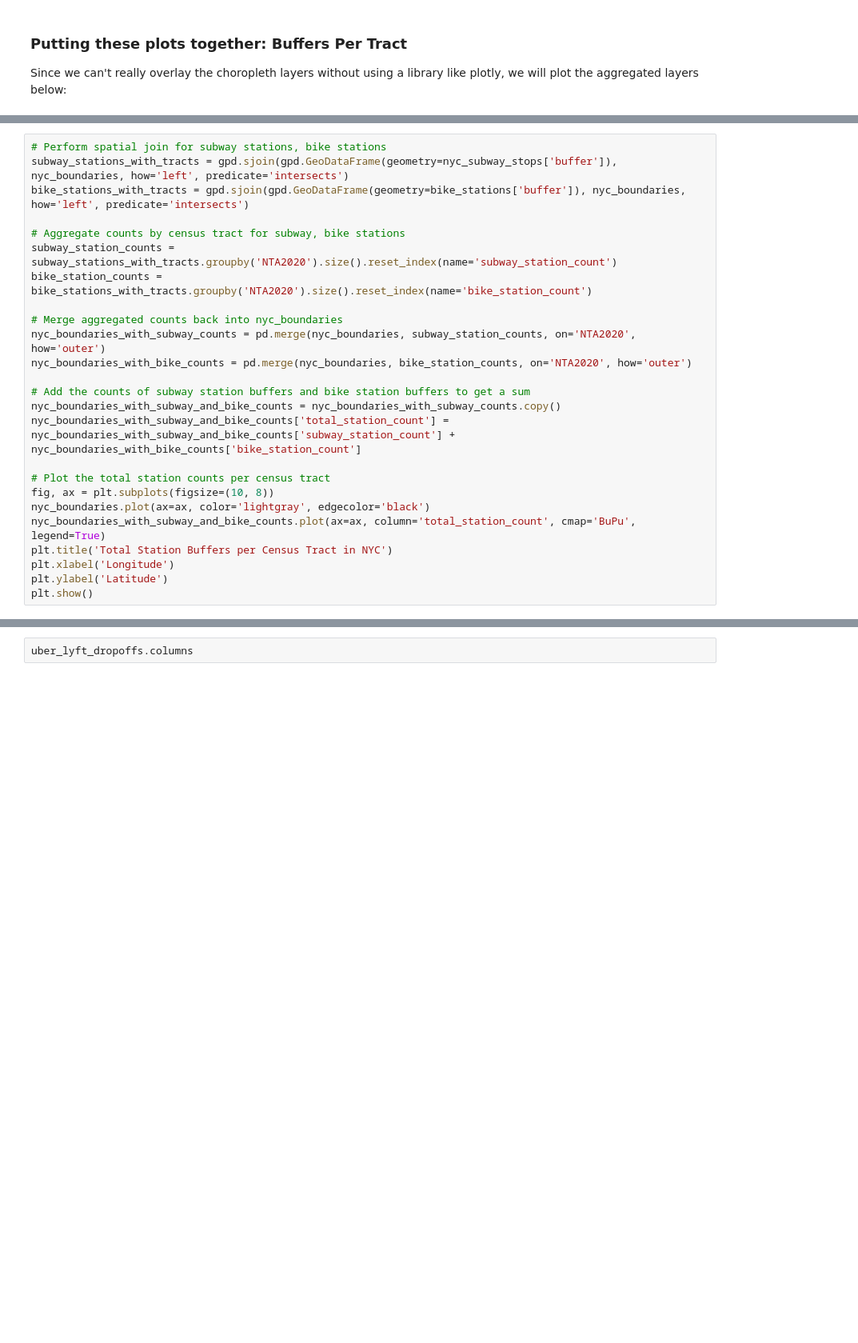
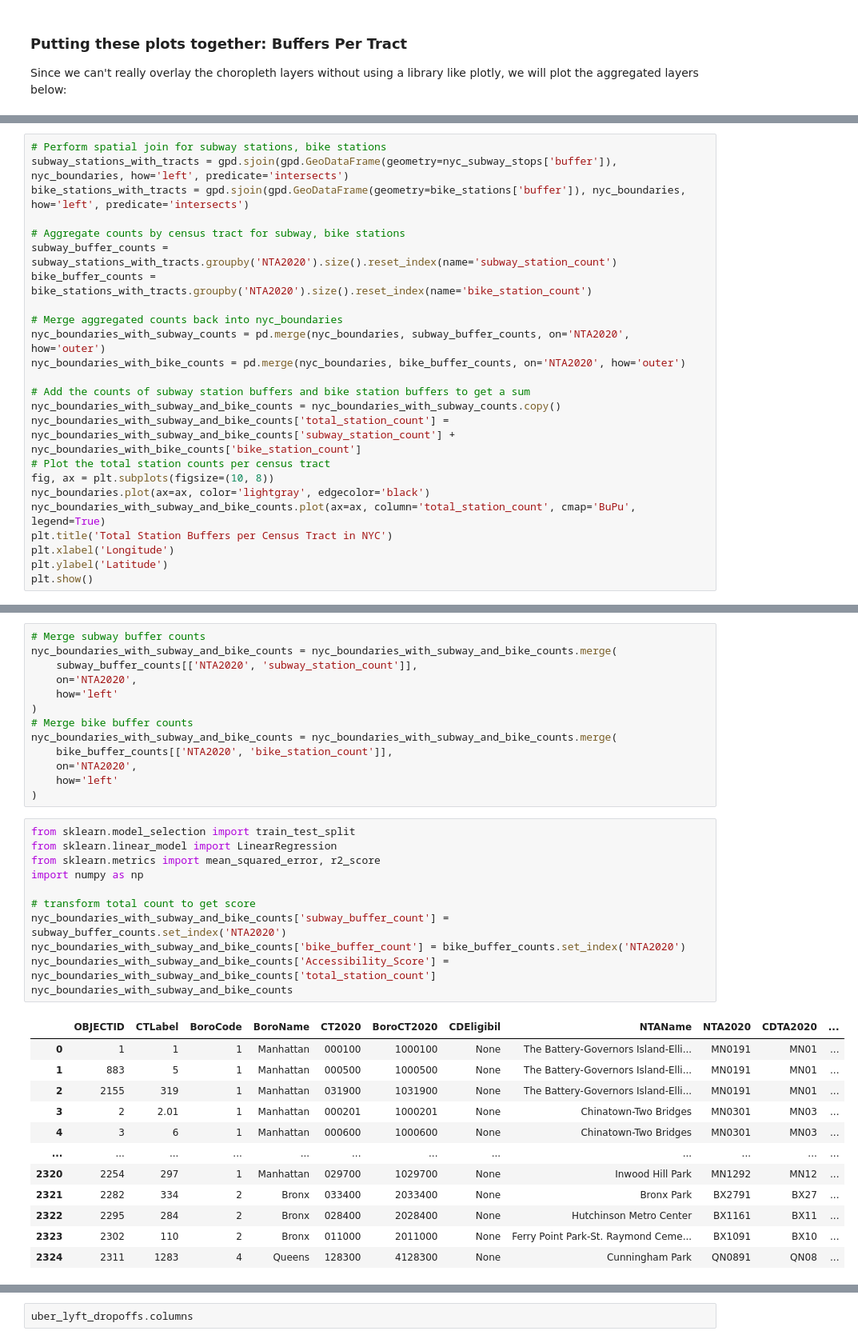
Before and after one commit to natdosan/causal-analysis-nyc-transit, a Jupyter notebook: final_project_032024.ipynb, the cells around one changed output, grey strips where cells are left out. Shown at 80% size. Drawn from its saved outputs; the diff is of its cells as text; blank space fills up the shorter version.

```diff
--- a/final_project_032024.ipynb
+++ b/final_project_032024.ipynb
@@ -522,17 +526,16 @@ subway_stations_with_tracts = gpd.sjoin(gpd.GeoDataFrame(geometry=nyc_subway_sto
 bike_stations_with_tracts = gpd.sjoin(gpd.GeoDataFrame(geometry=bike_stations['buffer']), nyc_boundaries, how='left', predicate='intersects')
 
 # Aggregate counts by census tract for subway, bike stations
-subway_station_counts = subway_stations_with_tracts.groupby('NTA2020').size().reset_index(name='subway_station_count')
-bike_station_counts = bike_stations_with_tracts.groupby('NTA2020').size().reset_index(name='bike_station_count')
+subway_buffer_counts = subway_stations_with_tracts.groupby('NTA2020').size().reset_index(name='subway_station_count')
+bike_buffer_counts = bike_stations_with_tracts.groupby('NTA2020').size().reset_index(name='bike_station_count')
 
 # Merge aggregated counts back into nyc_boundaries
-nyc_boundaries_with_subway_counts = pd.merge(nyc_boundaries, subway_station_counts, on='NTA2020', how='outer')
-nyc_boundaries_with_bike_counts = pd.merge(nyc_boundaries, bike_station_counts, on='NTA2020', how='outer')
+nyc_boundaries_with_subway_counts = pd.merge(nyc_boundaries, subway_buffer_counts, on='NTA2020', how='outer')
+nyc_boundaries_with_bike_counts = pd.merge(nyc_boundaries, bike_buffer_counts, on='NTA2020', how='outer')
 
 # Add the counts of subway station buffers and bike station buffers to get a sum
 nyc_boundaries_with_subway_and_bike_counts = nyc_boundaries_with_subway_counts.copy()
 nyc_boundaries_with_subway_and_bike_counts['total_station_count'] = nyc_boundaries_with_subway_and_bike_counts['subway_station_count'] + nyc_boundaries_with_bike_counts['bike_station_count']
-
 # Plot the total station counts per census tract
 fig, ax = plt.subplots(figsize=(10, 8))
 nyc_boundaries.plot(ax=ax, color='lightgray', edgecolor='black')
@@ -543,3 +546,40 @@ plt.ylabel('Latitude')
 plt.show()
 # %% [output]
 [figure]
+# %%
+# Merge subway buffer counts
+nyc_boundaries_with_subway_and_bike_counts = nyc_boundaries_with_subway_and_bike_counts.merge(
+    subway_buffer_counts[['NTA2020', 'subway_station_count']],
+    on='NTA2020',
+    how='left'
+)
+# Merge bike buffer counts
+nyc_boundaries_with_subway_and_bike_counts = nyc_boundaries_with_subway_and_bike_counts.merge(
+    bike_buffer_counts[['NTA2020', 'bike_station_count']],
+    on='NTA2020',
+    how='left'
+)
+# %%
+from sklearn.model_selection import train_test_split
+from sklearn.linear_model import LinearRegression
+from sklearn.metrics import mean_squared_error, r2_score
+import numpy as np
+
+# transform total count to get score
+nyc_boundaries_with_subway_and_bike_counts['subway_buffer_count'] = subway_buffer_counts.set_index('NTA2020')
+nyc_boundaries_with_subway_and_bike_counts['bike_buffer_count'] = bike_buffer_counts.set_index('NTA2020')
+nyc_boundaries_with_subway_and_bike_counts['Accessibility_Score'] = nyc_boundaries_with_subway_and_bike_counts['total_station_count']
+nyc_boundaries_with_subway_and_bike_counts
+# %% [output]
+|  | OBJECTID | CTLabel | BoroCode | BoroName | CT2020 | BoroCT2020 | CDEligibil | NTAName | NTA2020 | CDTA2020 | ... |
+| 0 | 1 | 1 | 1 | Manhattan | 000100 | 1000100 | None | The Battery-Governors Island-Elli... | MN0191 | MN01 | ... |
+| 1 | 883 | 5 | 1 | Manhattan | 000500 | 1000500 | None | The Battery-Governors Island-Elli... | MN0191 | MN01 | ... |
+| 2 | 2155 | 319 | 1 | Manhattan | 031900 | 1031900 | None | The Battery-Governors Island-Elli... | MN0191 | MN01 | ... |
+| 3 | 2 | 2.01 | 1 | Manhattan | 000201 | 1000201 | None | Chinatown-Two Bridges | MN0301 | MN03 | ... |
+| 4 | 3 | 6 | 1 | Manhattan | 000600 | 1000600 | None | Chinatown-Two Bridges | MN0301 | MN03 | ... |
+| ... | ... | ... | ... | ... | ... | ... | ... | ... | ... | ... | ... |
+| 2320 | 2254 | 297 | 1 | Manhattan | 029700 | 1029700 | None | Inwood Hill Park | MN1292 | MN12 | ... |
+| 2321 | 2282 | 334 | 2 | Bronx | 033400 | 2033400 | None | Bronx Park | BX2791 | BX27 | ... |
+| 2322 | 2295 | 284 | 2 | Bronx | 028400 | 2028400 | None | Hutchinson Metro Center | BX1161 | BX11 | ... |
+| 2323 | 2302 | 110 | 2 | Bronx | 011000 | 2011000 | None | Ferry Point Park-St. Raymond Ceme... | BX1091 | BX10 | ... |
+| 2324 | 2311 | 1283 | 4 | Queens | 128300 | 4128300 | None | Cunningham Park | QN0891 | QN08 | ... |
```
Also changed, not shown: parts of 30 cells of this notebook.
